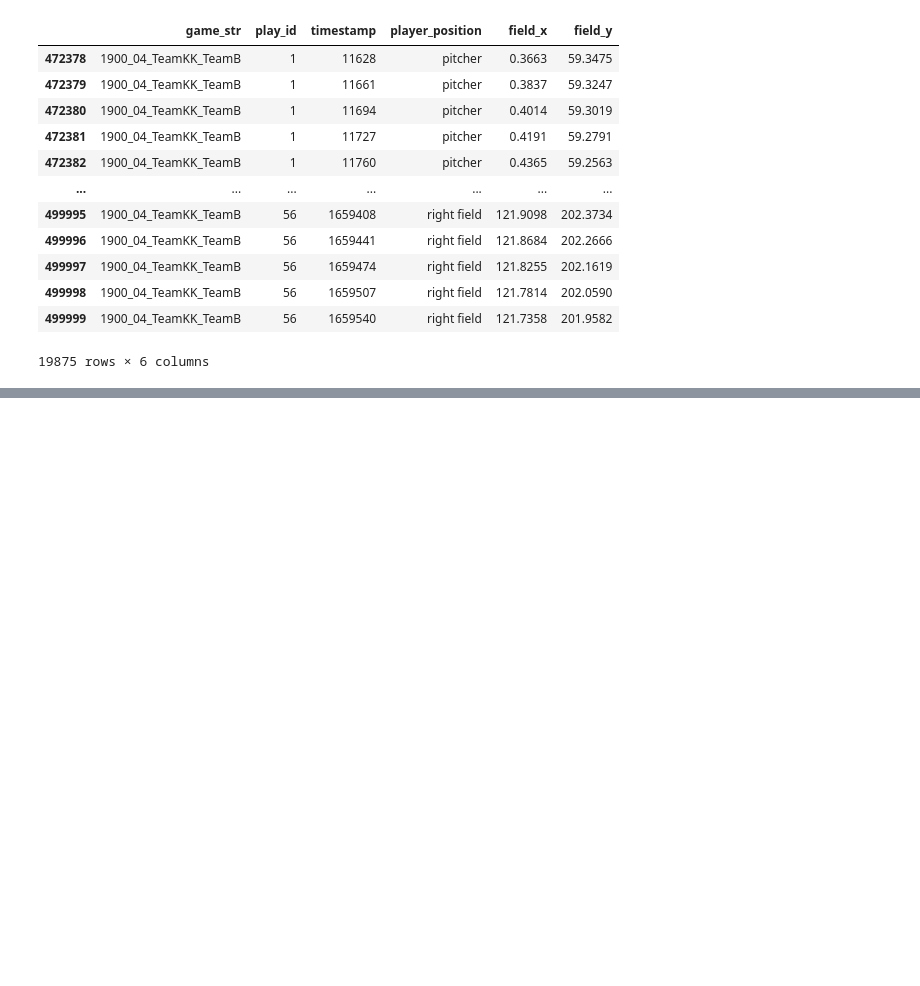
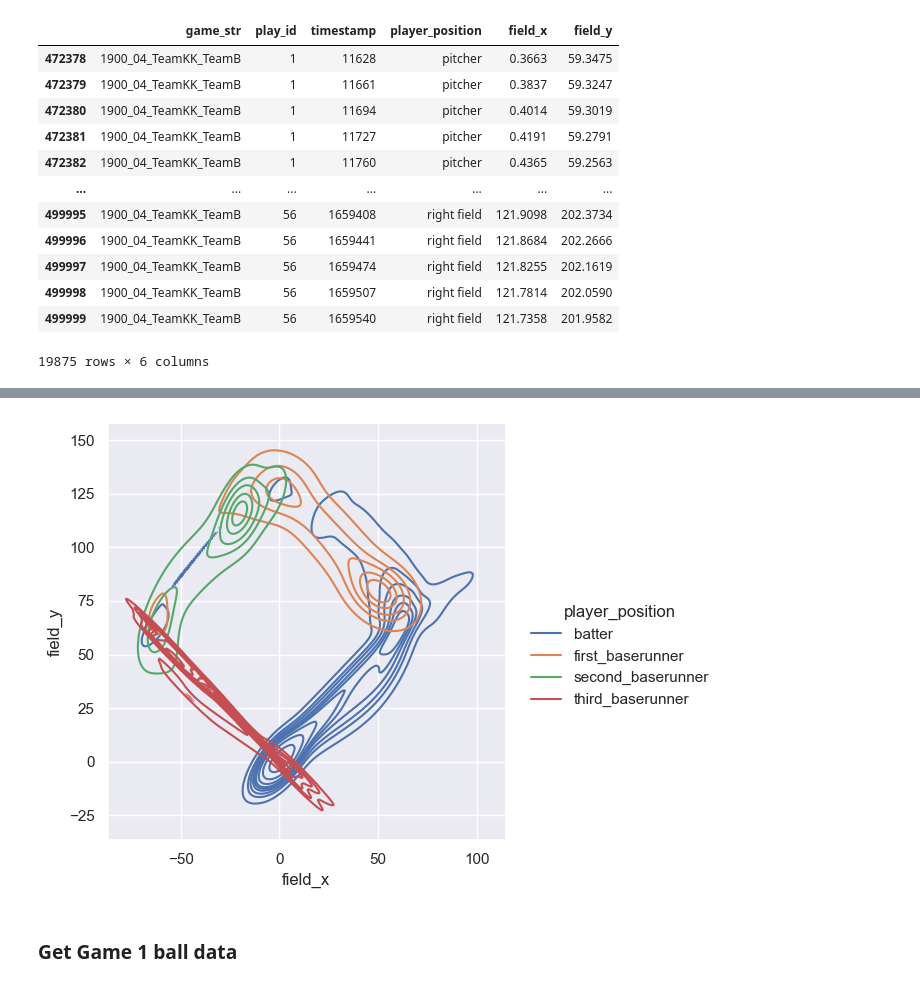
Before and after one commit to oliverc1623/baseball, a Jupyter notebook: smt/eda.ipynb, the cells around one changed output, grey strips where cells are left out. Saved outputs shown, nothing was run; the diff lists cells and outputs as text; code cells hidden in the pictures; blank space fills up the shorter version.

```diff
--- a/smt/eda.ipynb
+++ b/smt/eda.ipynb
@@ -59,0 +26,18 @@ See the caveats in the documentation: https://pandas.pydata.org/pandas-docs/stab
+# %%
+position_mapping = {
+    1:'pitcher',
+    2:'catcher',
+    3:'first_baseman',
+    4:'second_baseman',
+    5:'third_baseman',
+    6:'shortstop',
+    7:'left_field',
+    8:'center_field',
+    9:'right_field',
+    10:'batter',
+    11:'first_baserunner',
+    12:'second_baserunner',
+    13:'third_baserunner'
+}
+player_pos['player_position'] = player_pos['player_position'].map(position_mapping);
+player_pos
@@ -106,0 +123,8 @@ fielder_pos[fielder_pos['game_str']=='1900_04_TeamKK_TeamB']
+# %%
+game1 = player_pos[player_pos['game_str']=='1900_01_TeamKJ_TeamB']
+baserunners = player_pos[
+    (player_pos["player_position"]=="first_baserunner") |
+    (player_pos["player_position"]=="second_baserunner") |
+    (player_pos["player_position"]=="third_baserunner") |
+    (player_pos["player_position"]=="batter")]
+baserunners
@@ -106,0 +145,6 @@ fielder_pos[fielder_pos['game_str']=='1900_04_TeamKK_TeamB']
+# %%
+ax = sns.displot(baserunners, x="field_x", y="field_y", hue="player_position", kind="kde")
+# %% [output]
+[figure, added]
+# %% [markdown]
+### Get Game 1 ball data
```
Also changed, not shown: parts of 10 cells of this notebook, 4 other files.
